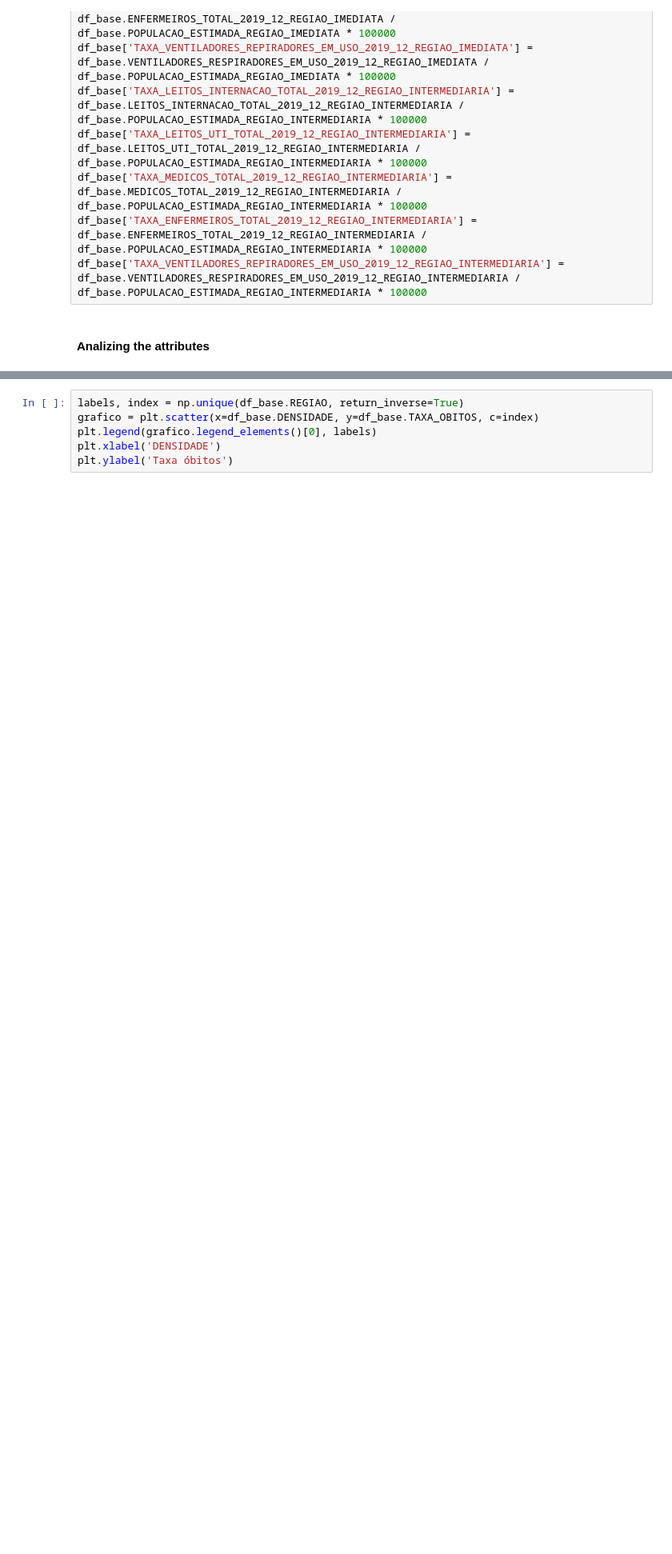
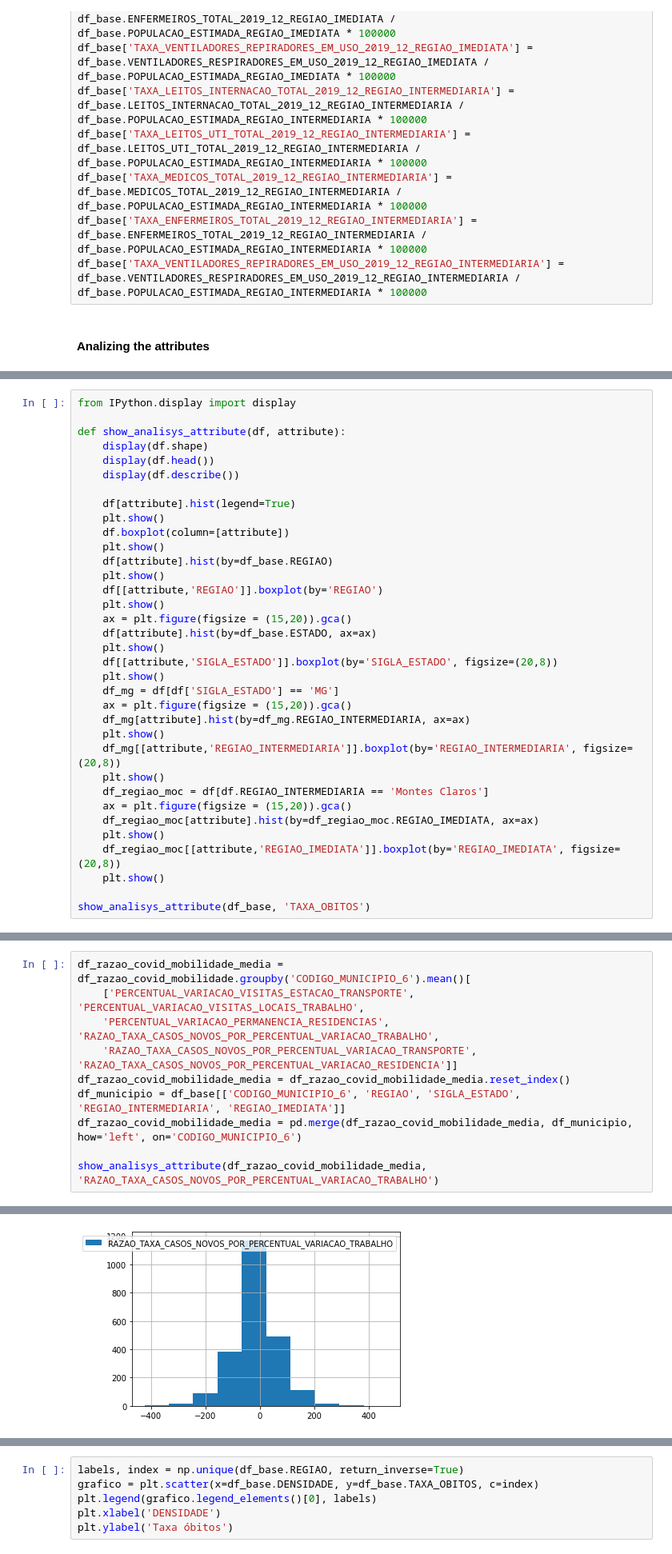
Before and after one commit to helderseixas/DisciplinaSistemasNebulosos, a Jupyter notebook: trabalho_final/trabalho_final.ipynb, the cells around one changed output, grey strips where cells are left out. Shown at 80% size. Drawn from its saved outputs; the diff is of its cells as text; blank space fills up the shorter version.

```diff
--- a/trabalho_final/trabalho_final.ipynb
+++ b/trabalho_final/trabalho_final.ipynb
@@ -929,0 +762,35 @@ print(df_regiao_januaria)
+# %%
+from IPython.display import display
+
+def show_analisys_attribute(df, attribute):
+    display(df.shape)
+    display(df.head())
+    display(df.describe())
+
+    df[attribute].hist(legend=True)
+    plt.show()
+    df.boxplot(column=[attribute])
+    plt.show()
+    df[attribute].hist(by=df_base.REGIAO)
+    plt.show()
+    df[[attribute,'REGIAO']].boxplot(by='REGIAO')
+    plt.show()
+    ax = plt.figure(figsize = (15,20)).gca()
+    df[attribute].hist(by=df_base.ESTADO, ax=ax)
+    plt.show()
+    df[[attribute,'SIGLA_ESTADO']].boxplot(by='SIGLA_ESTADO', figsize=(20,8))
+    plt.show()
+    df_mg = df[df['SIGLA_ESTADO'] == 'MG']
+    ax = plt.figure(figsize = (15,20)).gca()
+    df_mg[attribute].hist(by=df_mg.REGIAO_INTERMEDIARIA, ax=ax)
+    plt.show()
+    df_mg[[attribute,'REGIAO_INTERMEDIARIA']].boxplot(by='REGIAO_INTERMEDIARIA', figsize=(20,8))
+    plt.show()
+    df_regiao_moc = df[df.REGIAO_INTERMEDIARIA == 'Montes Claros']
+    ax = plt.figure(figsize = (15,20)).gca()
+    df_regiao_moc[attribute].hist(by=df_regiao_moc.REGIAO_IMEDIATA, ax=ax)
+    plt.show()
+    df_regiao_moc[[attribute,'REGIAO_IMEDIATA']].boxplot(by='REGIAO_IMEDIATA', figsize=(20,8))
+    plt.show()
+
+show_analisys_attribute(df_base, 'TAXA_OBITOS')
@@ -929,0 +824,11 @@ print(df_regiao_januaria)
+# %%
+df_razao_covid_mobilidade_media = df_razao_covid_mobilidade.groupby('CODIGO_MUNICIPIO_6').mean()[
+    ['PERCENTUAL_VARIACAO_VISITAS_ESTACAO_TRANSPORTE', 'PERCENTUAL_VARIACAO_VISITAS_LOCAIS_TRABALHO',
+    'PERCENTUAL_VARIACAO_PERMANENCIA_RESIDENCIAS', 'RAZAO_TAXA_CASOS_NOVOS_POR_PERCENTUAL_VARIACAO_TRABALHO',
+    'RAZAO_TAXA_CASOS_NOVOS_POR_PERCENTUAL_VARIACAO_TRANSPORTE', 'RAZAO_TAXA_CASOS_NOVOS_POR_PERCENTUAL_VARIACAO_RESIDENCIA']]
+df_razao_covid_mobilidade_media = df_razao_covid_mobilidade_media.reset_index()
+df_municipio = df_base[['CODIGO_MUNICIPIO_6', 'REGIAO', 'SIGLA_ESTADO', 'REGIAO_INTERMEDIARIA', 'REGIAO_IMEDIATA']]
+df_razao_covid_mobilidade_media = pd.merge(df_razao_covid_mobilidade_media, df_municipio, how='left', on='CODIGO_MUNICIPIO_6')
+
+show_analisys_attribute(df_razao_covid_mobilidade_media, 'RAZAO_TAXA_CASOS_NOVOS_POR_PERCENTUAL_VARIACAO_TRABALHO')
+# %% [output]
@@ -929,0 +851 @@ print(df_regiao_januaria)
+[figure, added]
```
Also changed, not shown: parts of 29 cells of this notebook.
